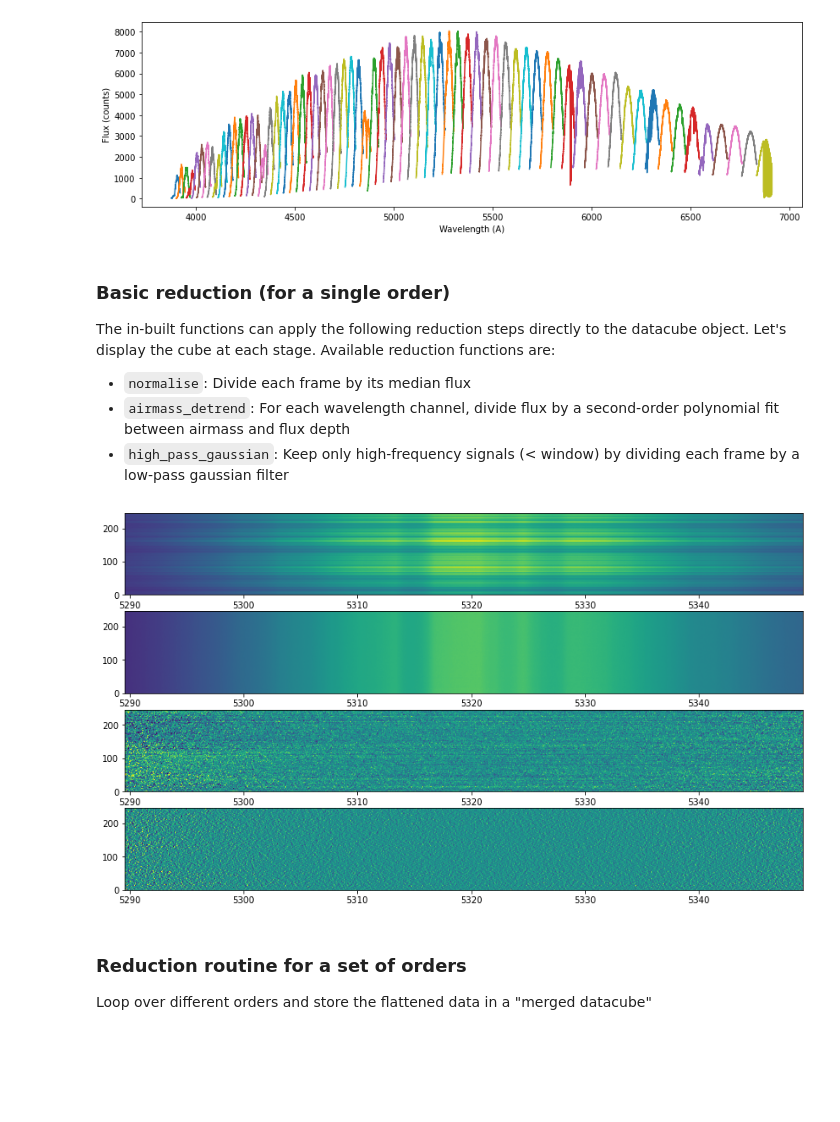
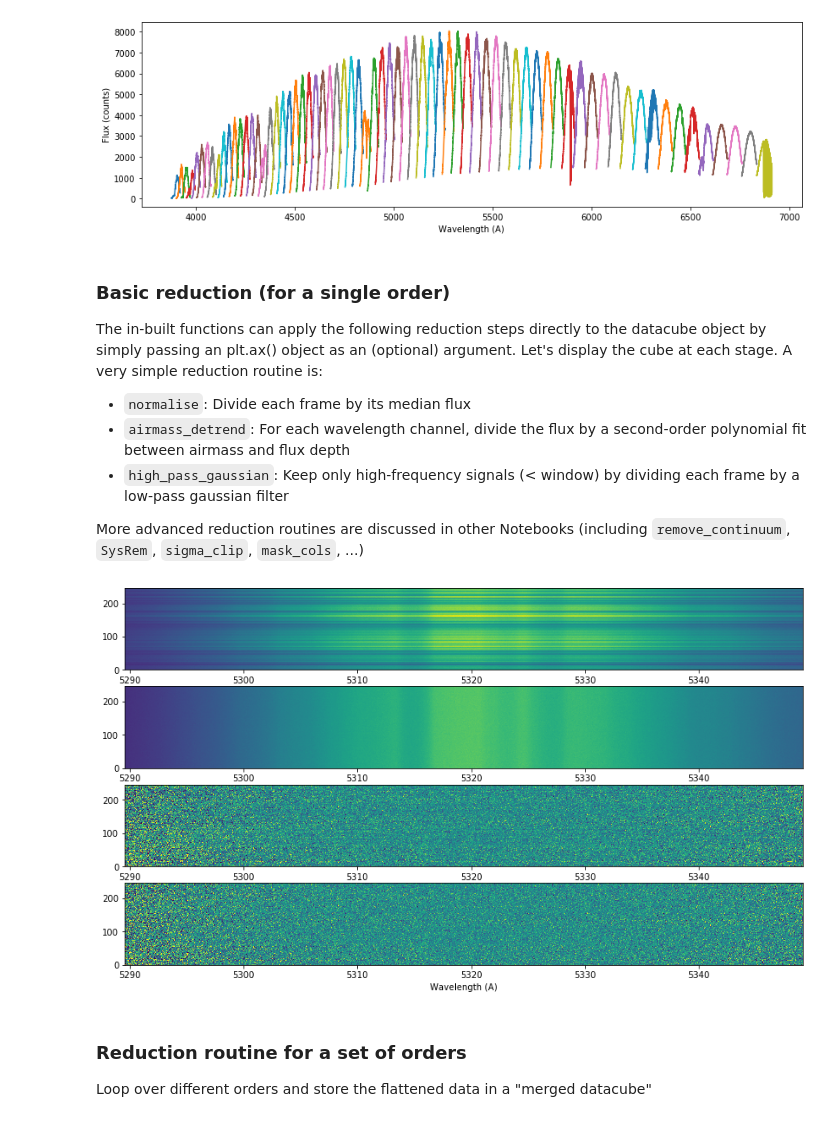
Before and after one commit to DGonzalezPicos/redcross, a Jupyter notebook: examples/00-Quickstart.ipynb, the cells around one changed output. Cells and saved outputs as stored; diff of their text form; code cells hidden in the pictures; blank space fills up the shorter version.

```diff
--- a/examples/00-Quickstart.ipynb
+++ b/examples/00-Quickstart.ipynb
@@ -30,13 +28,15 @@ The main parameters are a
 file = '/home/dario/AstronomyLeiden/MRP/redcross/examples/data/spectra_harpsn.fits'
 
 with fits.open(file) as hdul:
-    hdul.info()
-    meta = hdul[1].data
+#     hdul.info()
+    header = hdul[1].data
     wave = hdul[2].data
     flux = hdul[3].data
 
+print('Header contains: ', header.columns.names)
 dc = Datacube(wlt=wave, flux=flux)
-dc.airmass, dc.BERV, dc.MJD = meta.airmass, meta.BERV, meta.MJD
+# Alternatively, pass dictionary as **argument to Datacube()
+dc.airmass, dc.BERV, dc.MJD = header.airmass, header.BERV, header.MJD
 
-print(dc.shape)
+print('Cube shape = ', dc.shape)
 # %% [output]
@@ -77,33 +72,33 @@ plt.show()
 [figure]
 # %% [markdown]
 ### Basic reduction (for a single order)
-The in-built functions can apply the following reduction steps directly to the datacube object.
-Let's display the cube at each stage. Available reduction functions are:
+The in-built functions can apply the following reduction steps directly to the datacube object by simply passing an plt.ax() object as an (optional) argument.
+Let's display the cube at each stage. A very simple reduction routine is:
 * `normalise`: Divide each frame by its median flux
-* `airmass_detrend`: For each wavelength channel, divide flux by a second-order polynomial fit between airmass and flux depth
+* `airmass_detrend`: For each wavelength channel, divide the flux by a second-order polynomial fit between airmass and flux depth
 * `high_pass_gaussian`: Keep only high-frequency signals (< window) by dividing each frame by a low-pass gaussian filter
+
+More advanced reduction routines are discussed in other Notebooks (including `remove_continuum`, `SysRem`, `sigma_clip`, `mask_cols`, ...)
 # %%
 fig, ax = plt.subplots(4,figsize=(14,8))
 
 # First select an order
 dco = dc.order(42)
 dco.imshow(ax=ax[0])
 
 # Normalise
-dco.normalise()
-dco.imshow(ax=ax[1])
+dco.normalise(ax=ax[1])
 
 # Airmass detrend
-dco.airmass_detrend()
-dco.imshow(ax=ax[2], stretch=1.)
+dco.airmass_detrend(ax=ax[2])
 
 # High-pass filter
-dco.high_pass_gaussian(15) # window in [pixels]
-dco.imshow(ax=ax[3], stretch=1.)
+dco.high_pass_gaussian(15, ax=ax[3]) # window in [pixels]
 
+ax[3].set(xlabel='Wavelength (A)')
 plt.show()
 # %% [output]
-[figure, old version]
+[figure, new version]
 # %% [markdown]
 ### Reduction routine for a set of orders
 Loop over different orders and store the flattened data in a "merged datacube"
```
Also changed, not shown: parts of 22 cells of this notebook.
